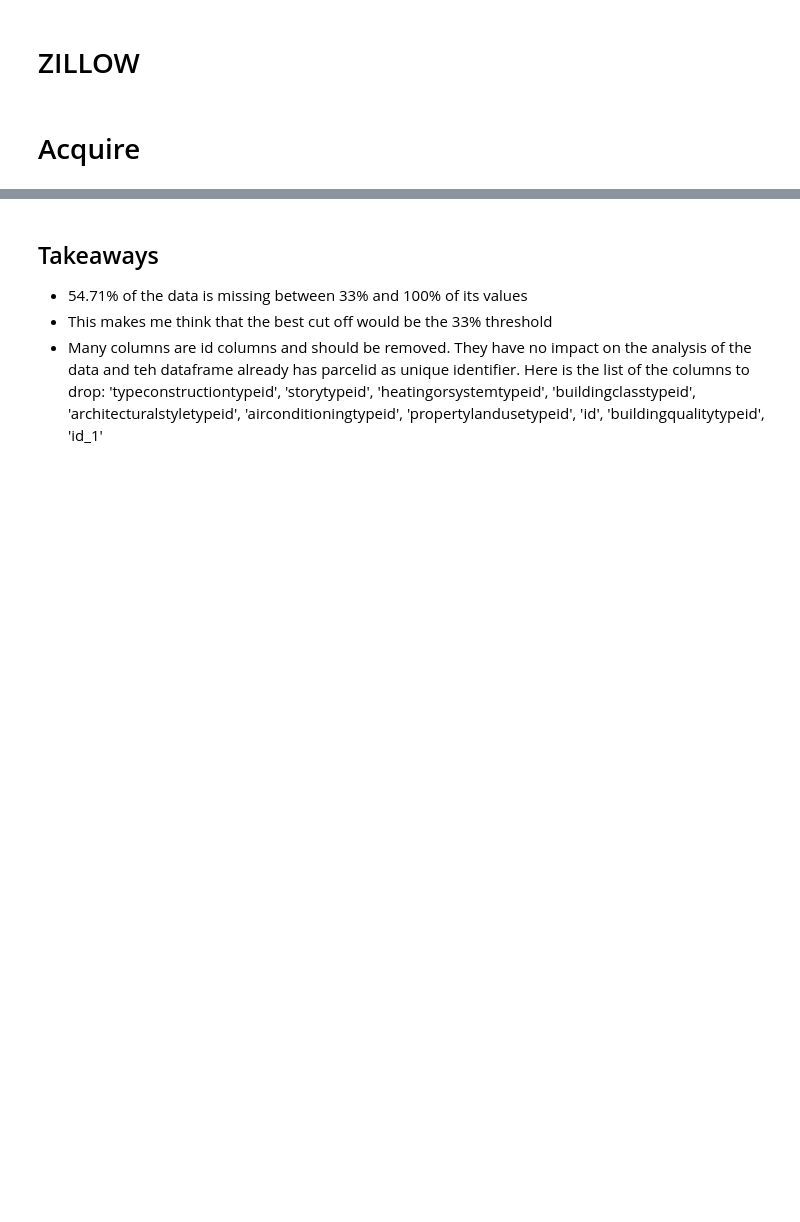
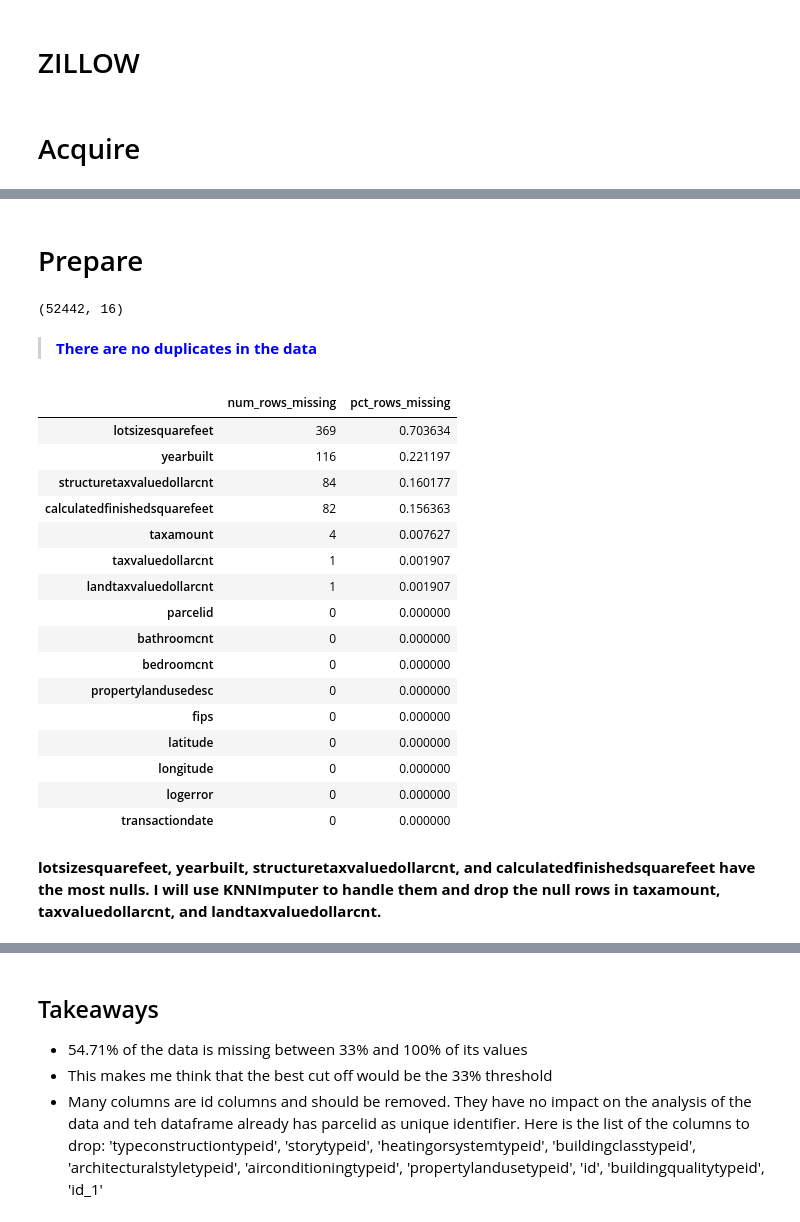
Before and after one commit to Severina7/clustering_project_zillow, a Jupyter notebook: zillow_acquisition_preparation.ipynb, the cells around one changed output, grey strips where cells are left out. Saved outputs shown, nothing was run; the diff lists cells and outputs as text; code cells hidden in the pictures; blank space fills up the shorter version.

Commit message:
adding changes to multiple files in the progression of the project

```diff
--- a/zillow_acquisition_preparation.ipynb
+++ b/zillow_acquisition_preparation.ipynb
@@ -146,4 +133,0 @@ True
-# %%
-# Dropping the duplicates
-
-houses = houses.loc[:,~houses.T.duplicated(keep=False)]
@@ -200,16 +133,0 @@ houses.columns.tolist()
-# %%
-# Dropping id columns
-
-houses = houses.drop(['typeconstructiontypeid',
- 'storytypeid',
- 'heatingorsystemtypeid',
- 'architecturalstyletypeid',
- 'airconditioningtypeid',
- 'propertylandusetypeid',
- 'id',
- 'buildingqualitytypeid',
- 'pooltypeid10',
- 'pooltypeid2',
- 'pooltypeid7',
- 'decktypeid'], axis = 1)
-houses.columns.tolist()
@@ -289,0 +156,11 @@ multi_frequency(houses, ['latitude'])
+# %% [markdown]
+# Prepare
+# %%
+# Dropping duplicates in rows if there are any and displaying the new count of columns and rows
+houses.drop_duplicates(keep='first')
+
+houses.shape
+# %% [output]
+(52442, 16)
+# %% [markdown]
+><font color = 'blue'>**There are no duplicates in the data**</font>
@@ -289,0 +178,22 @@ multi_frequency(houses, ['latitude'])
+# %%
+multi_frequency(houses, houses.columns).sort_values(by='pct_rows_missing', ascending=False)
+# %% [output]
+|  | num_rows_missing | pct_rows_missing |
+| lotsizesquarefeet | 369 | 0.703634 |
+| yearbuilt | 116 | 0.221197 |
+| structuretaxvaluedollarcnt | 84 | 0.160177 |
+| calculatedfinishedsquarefeet | 82 | 0.156363 |
+| taxamount | 4 | 0.007627 |
+| taxvaluedollarcnt | 1 | 0.001907 |
+| landtaxvaluedollarcnt | 1 | 0.001907 |
+| parcelid | 0 | 0.000000 |
+| bathroomcnt | 0 | 0.000000 |
+| bedroomcnt | 0 | 0.000000 |
+| propertylandusedesc | 0 | 0.000000 |
+| fips | 0 | 0.000000 |
+| latitude | 0 | 0.000000 |
+| longitude | 0 | 0.000000 |
+| logerror | 0 | 0.000000 |
+| transactiondate | 0 | 0.000000 |
+# %% [markdown]
+**lotsizesquarefeet, yearbuilt, structuretaxvaluedollarcnt, and calculatedfinishedsquarefeet have the most nulls. I will use KNNImputer to handle them and drop the null rows in taxamount, taxvaluedollarcnt, and landtaxvaluedollarcnt.**
```
Also changed, not shown: parts of 38 cells of this notebook, 3 other files.
